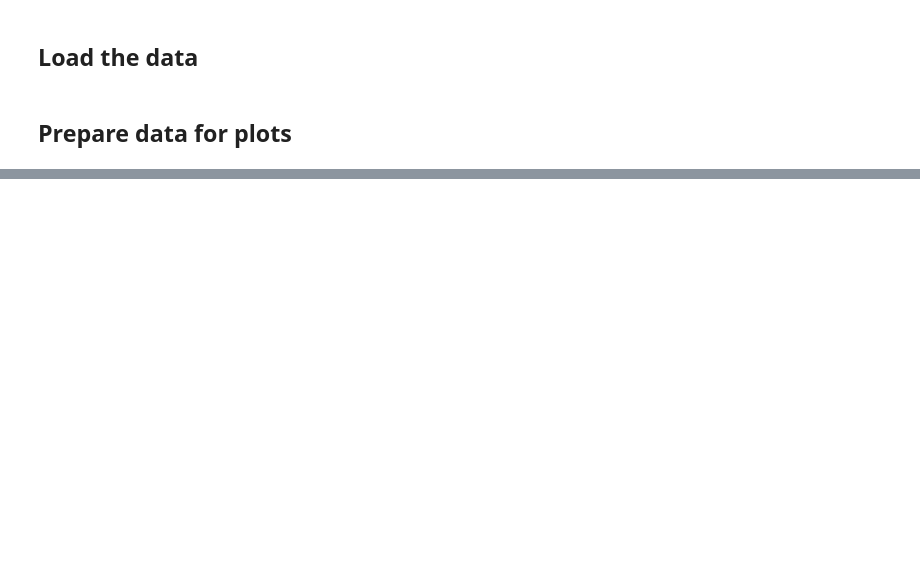
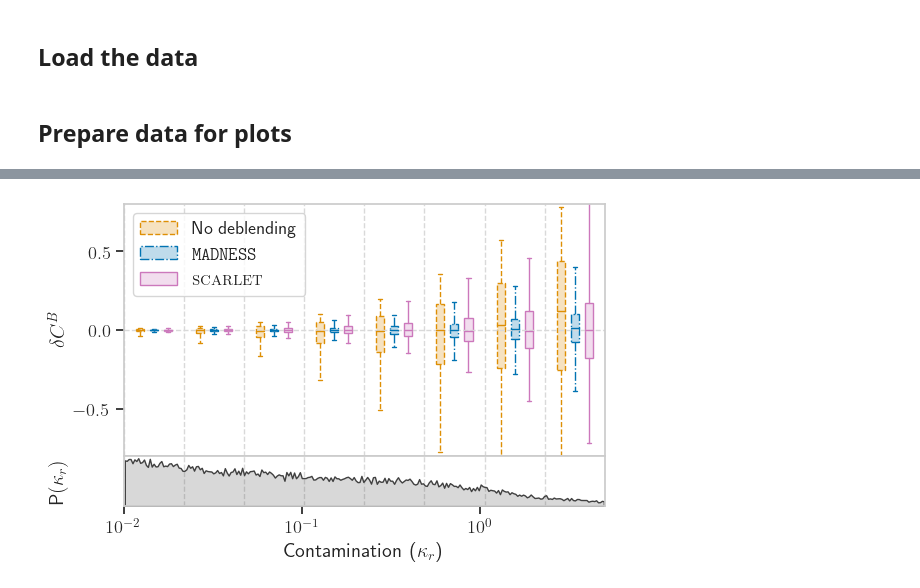
Before and after one commit to b-biswas/madness-benchmark, a Jupyter notebook: notebooks/4.3 Color.ipynb, the cells around one changed output, grey strips where cells are left out. Drawn from its saved outputs; the diff is of its cells as text; code cells hidden in the pictures; blank space fills up the shorter version.

```diff
--- a/notebooks/4.3 Color.ipynb
+++ b/notebooks/4.3 Color.ipynb
@@ -325 +357,45 @@ plt.show()
+# %%
+(
+    fig,
+    median_shear,
+    q1_shear,
+    q3_shear,
+    whislo_shear,
+    whishi_shear,
+) = madness_benchmark.boxplot.boxplot_func(
+    boxplot_color_df,
+    x="r_contamination",
+    y=f"{color_bands}_color_err_phot",
+    z="type",
+    xlim=(1e-2, 5),
+    ylim=(-0.8, 0.8),
+    x_scale="log",
+    legend=["No deblending", madness_plot_label, scarlet_plot_label],
+    x_label=r"Contamination ($\kappa_r$)",
+    y_label=r"$\delta C^B$",
+    y_label_hist=r"P$(\kappa_r)$",
+    legend_remove=False,
+    whis=[5, 95],
+    percents=[25, 75],
+    palette=[blended_plot_color, madness_plot_color, scarlet_plot_color],  # 0.35,
+    nbins=8,
+    ls=[blended_plot_ls, madness_plot_ls, scarlet_plot_ls],
+    sns_font_scale=1.2,
+)
+plt.savefig(
+    os.path.join(
+        "results",
+        "temp",
+        "bms_contamination_color_box_plot.pdf",
+    )
+)
+plt.savefig(
+    os.path.join(
+        "results",
+        "temp",
+        "bms_contamination_color_box_plot.png",
+    ),
+)
+# %% [output]
+[figure, added]
 # %%
```
Also changed, not shown: parts of 7 cells of this notebook, 3 other files.
